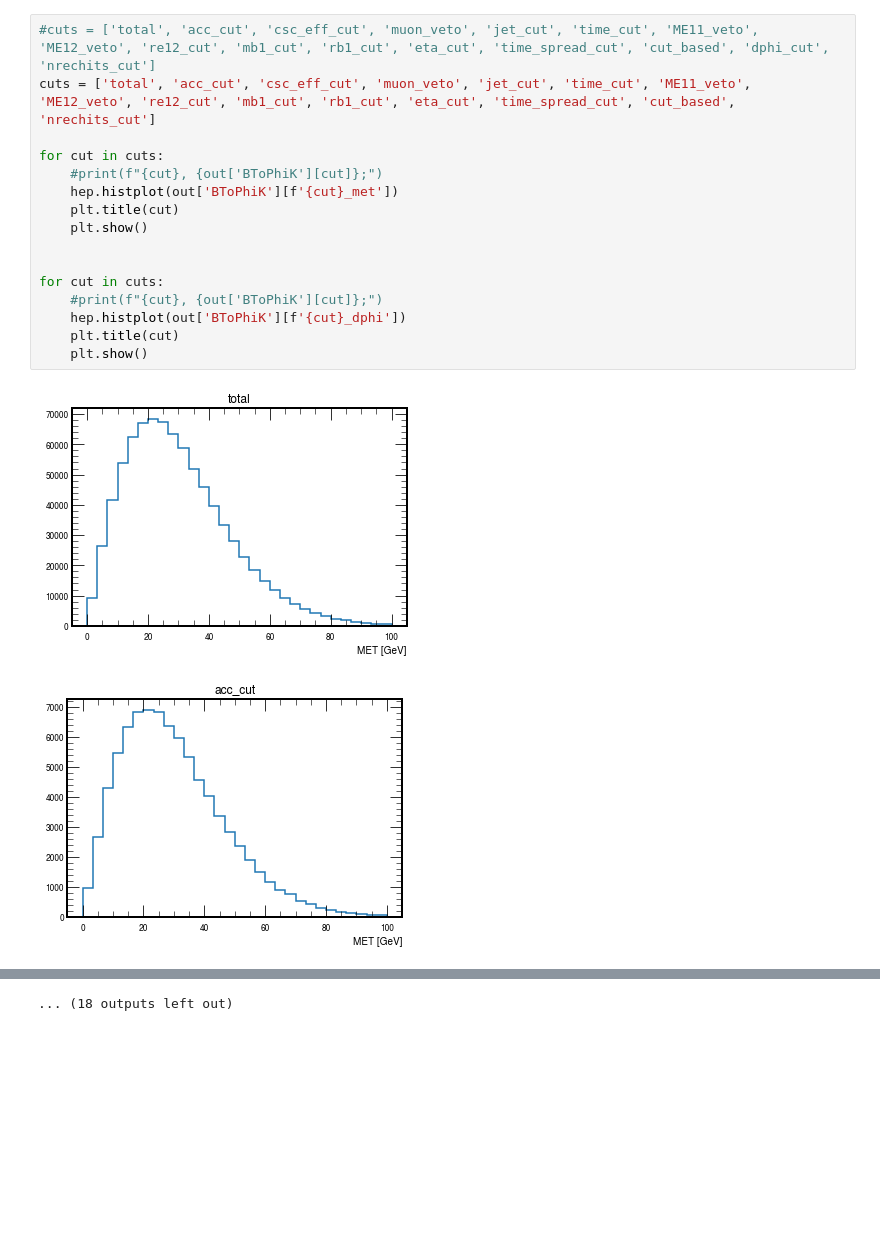
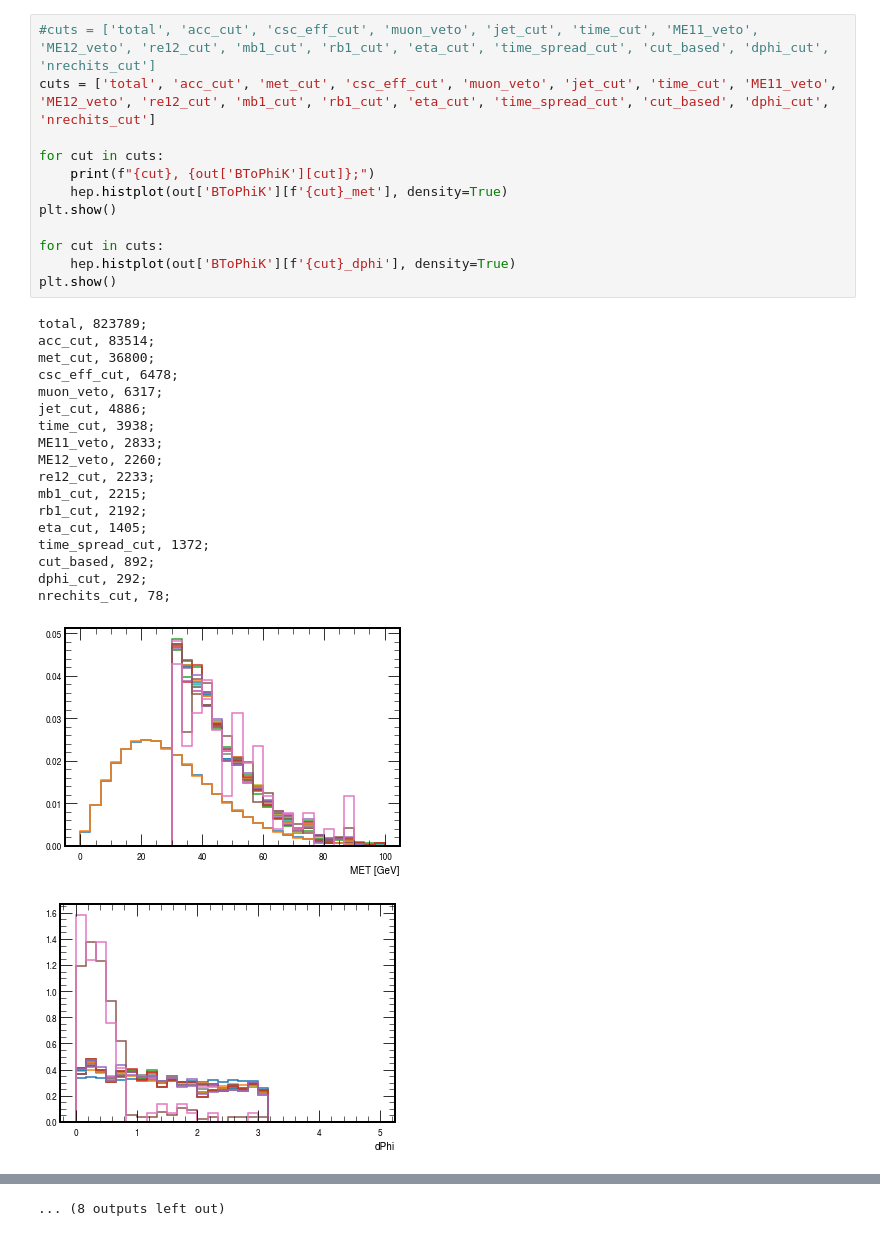
Before and after one commit to AnthonyAportela/LLPs, a Jupyter notebook: notebooks/BToPhiK/cutflow.ipynb, the cells around one changed output, grey strips where cells are left out. Drawn from its saved outputs; the diff is of its cells as text; blank space fills up the shorter version.

```diff
--- a/notebooks/BToPhiK/cutflow.ipynb
+++ b/notebooks/BToPhiK/cutflow.ipynb
@@ -164,19 +255,32 @@ Merging (local) 100% ━━━━━━━━━━━━━━━━━━━
 # %%
 #cuts = ['total', 'acc_cut', 'csc_eff_cut', 'muon_veto', 'jet_cut', 'time_cut', 'ME11_veto', 'ME12_veto', 're12_cut', 'mb1_cut', 'rb1_cut', 'eta_cut', 'time_spread_cut', 'cut_based', 'dphi_cut', 'nrechits_cut']
-cuts = ['total', 'acc_cut', 'csc_eff_cut', 'muon_veto', 'jet_cut', 'time_cut', 'ME11_veto', 'ME12_veto', 're12_cut', 'mb1_cut', 'rb1_cut', 'eta_cut', 'time_spread_cut', 'cut_based', 'nrechits_cut']
+cuts = ['total', 'acc_cut', 'met_cut', 'csc_eff_cut', 'muon_veto', 'jet_cut', 'time_cut', 'ME11_veto', 'ME12_veto', 're12_cut', 'mb1_cut', 'rb1_cut', 'eta_cut', 'time_spread_cut', 'cut_based', 'dphi_cut', 'nrechits_cut']
 
 for cut in cuts:
-    #print(f"{cut}, {out['BToPhiK'][cut]};")
-    hep.histplot(out['BToPhiK'][f'{cut}_met'])
-    plt.title(cut)
-    plt.show()
-
+    print(f"{cut}, {out['BToPhiK'][cut]};")
+    hep.histplot(out['BToPhiK'][f'{cut}_met'], density=True)
+plt.show()
 
 for cut in cuts:
-    #print(f"{cut}, {out['BToPhiK'][cut]};")
-    hep.histplot(out['BToPhiK'][f'{cut}_dphi'])
-    plt.title(cut)
-    plt.show()
+    hep.histplot(out['BToPhiK'][f'{cut}_dphi'], density=True)
+plt.show()
 # %% [output]
+total, 823789;
+acc_cut, 83514;
+met_cut, 36800;
+csc_eff_cut, 6478;
+muon_veto, 6317;
+jet_cut, 4886;
+time_cut, 3938;
+ME11_veto, 2833;
+ME12_veto, 2260;
+re12_cut, 2233;
+mb1_cut, 2215;
+rb1_cut, 2192;
+eta_cut, 1405;
+time_spread_cut, 1372;
+cut_based, 892;
+dphi_cut, 292;
+nrechits_cut, 78;
-[figure, old version]
+[figure, new version]
-[figure, old version]
+[figure, new version]
@@ -193,2 +296,2 @@ for cut in cuts:
-... (18 outputs left out)
+... (8 outputs left out)
 # %%
```
Also changed, not shown: parts of 6 cells of this notebook, 4 other files.
